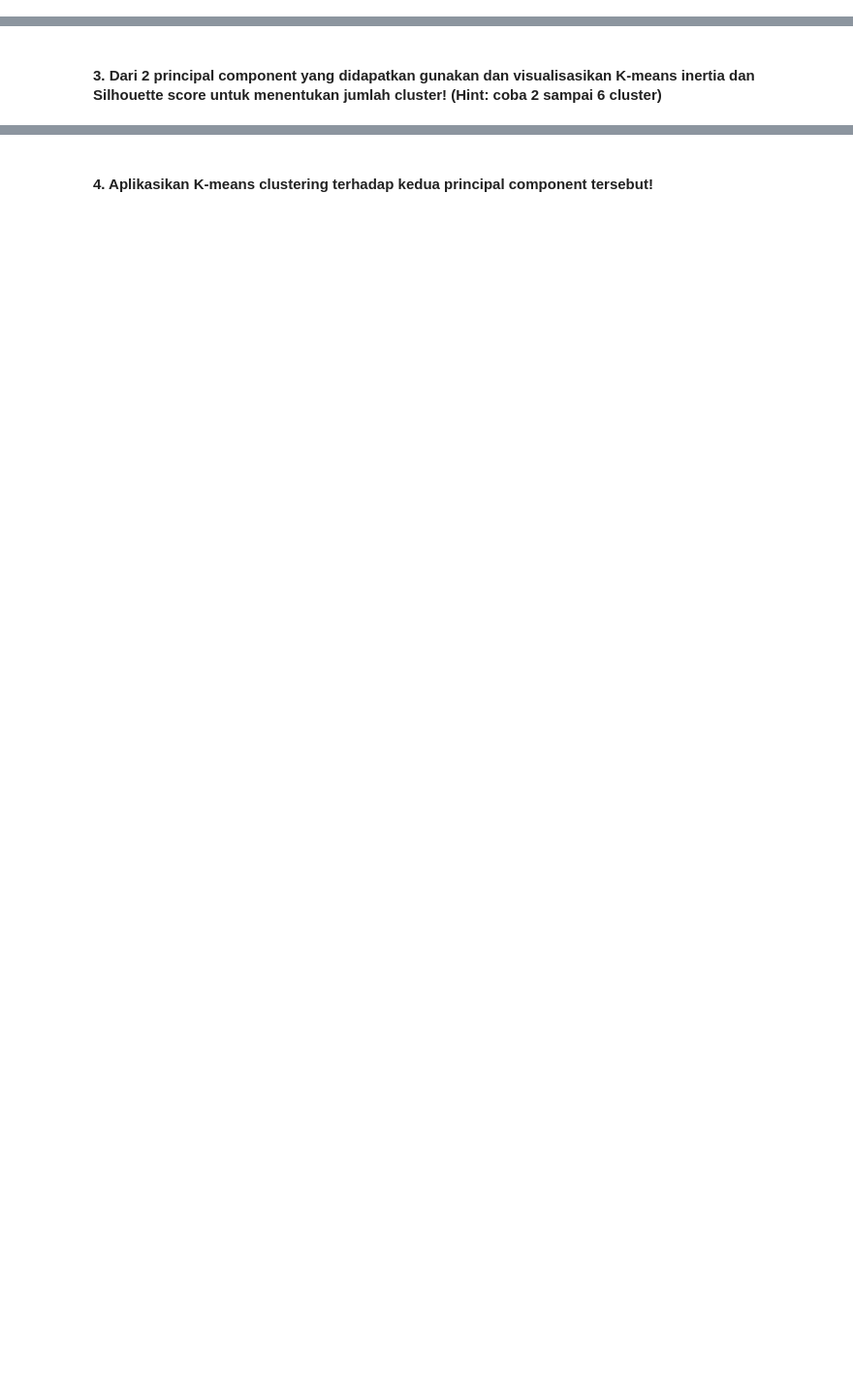
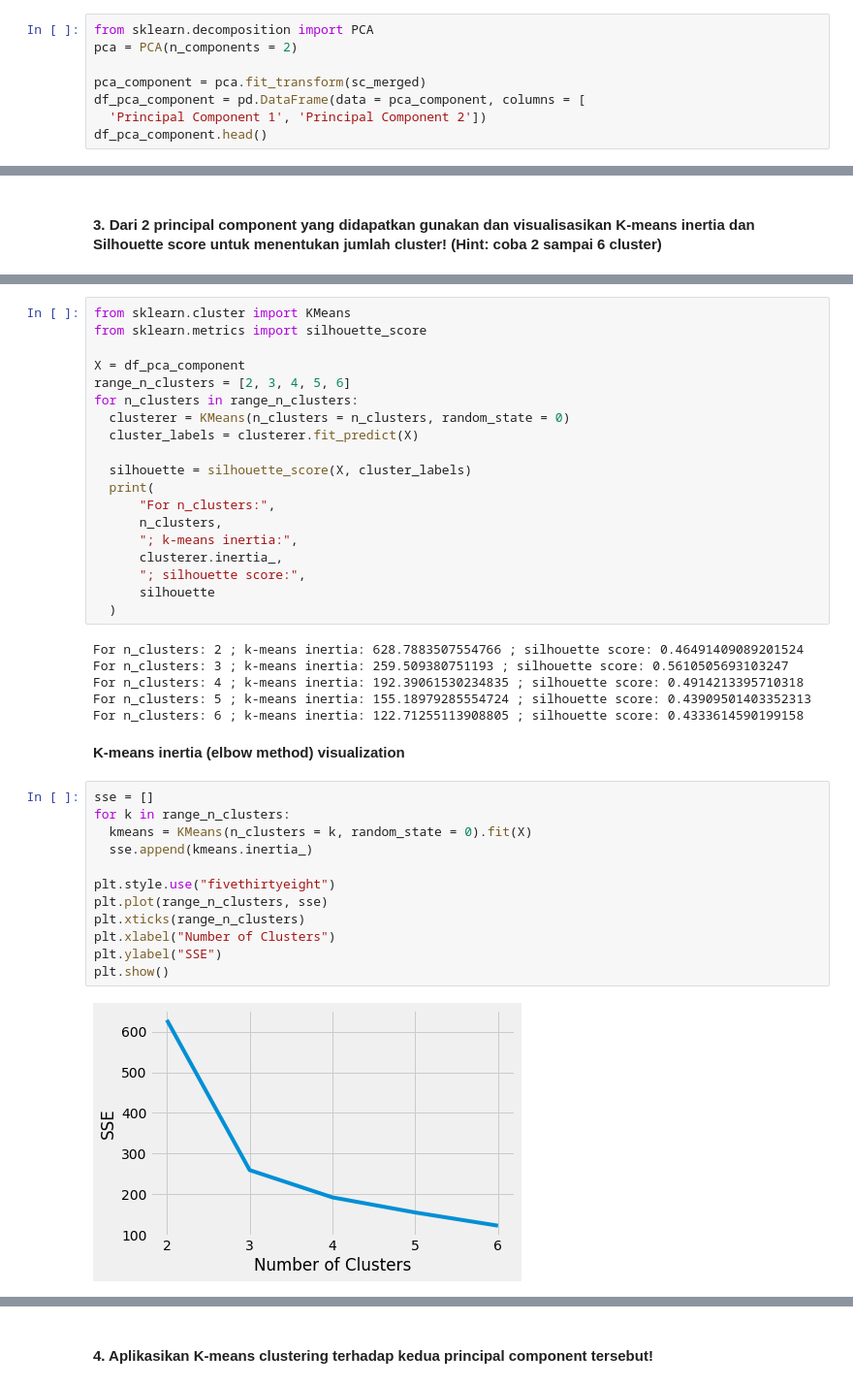
Before and after one commit to faisaladisoe/kasdd-tugas, a Jupyter notebook: Tugas 2/Tugas_2.ipynb, the cells around one changed output, grey strips where cells are left out. Shown at 97% size. Drawn from its saved outputs; the diff is of its cells as text; blank space fills up the shorter version.

Commit message:
finish number 2

```diff
--- a/Tugas 2/Tugas_2.ipynb
+++ b/Tugas 2/Tugas_2.ipynb
@@ -127,0 +153,8 @@ Namun hal ini dapat menjadi **sama** dengan asumsi, kita menggunakan data yang p
+# %%
+from sklearn.decomposition import PCA
+pca = PCA(n_components = 2)
+
+pca_component = pca.fit_transform(sc_merged)
+df_pca_component = pd.DataFrame(data = pca_component, columns = [
+  'Principal Component 1', 'Principal Component 2'])
+df_pca_component.head()
@@ -129,0 +172,41 @@ Namun hal ini dapat menjadi **sama** dengan asumsi, kita menggunakan data yang p
+# %%
+from sklearn.cluster import KMeans
+from sklearn.metrics import silhouette_score
+
+X = df_pca_component
+range_n_clusters = [2, 3, 4, 5, 6]
+for n_clusters in range_n_clusters:
+  clusterer = KMeans(n_clusters = n_clusters, random_state = 0)
+  cluster_labels = clusterer.fit_predict(X)
+
+  silhouette = silhouette_score(X, cluster_labels)
+  print(
+      "For n_clusters:",
+      n_clusters,
+      "; k-means inertia:",
+      clusterer.inertia_,
+      "; silhouette score:",
+      silhouette
+  )
+# %% [output]
+For n_clusters: 2 ; k-means inertia: 628.7883507554766 ; silhouette score: 0.46491409089201524
+For n_clusters: 3 ; k-means inertia: 259.509380751193 ; silhouette score: 0.5610505693103247
+For n_clusters: 4 ; k-means inertia: 192.39061530234835 ; silhouette score: 0.4914213395710318
+For n_clusters: 5 ; k-means inertia: 155.18979285554724 ; silhouette score: 0.43909501403352313
+For n_clusters: 6 ; k-means inertia: 122.71255113908805 ; silhouette score: 0.4333614590199158
+# %% [markdown]
+**K-means inertia (elbow method) visualization**
+# %%
+sse = []
+for k in range_n_clusters:
+  kmeans = KMeans(n_clusters = k, random_state = 0).fit(X)
+  sse.append(kmeans.inertia_)
+
+plt.style.use("fivethirtyeight")
+plt.plot(range_n_clusters, sse)
+plt.xticks(range_n_clusters)
+plt.xlabel("Number of Clusters")
+plt.ylabel("SSE")
+plt.show()
+# %% [output]
+[figure, added]
```
Also changed, not shown: parts of 15 cells of this notebook.
